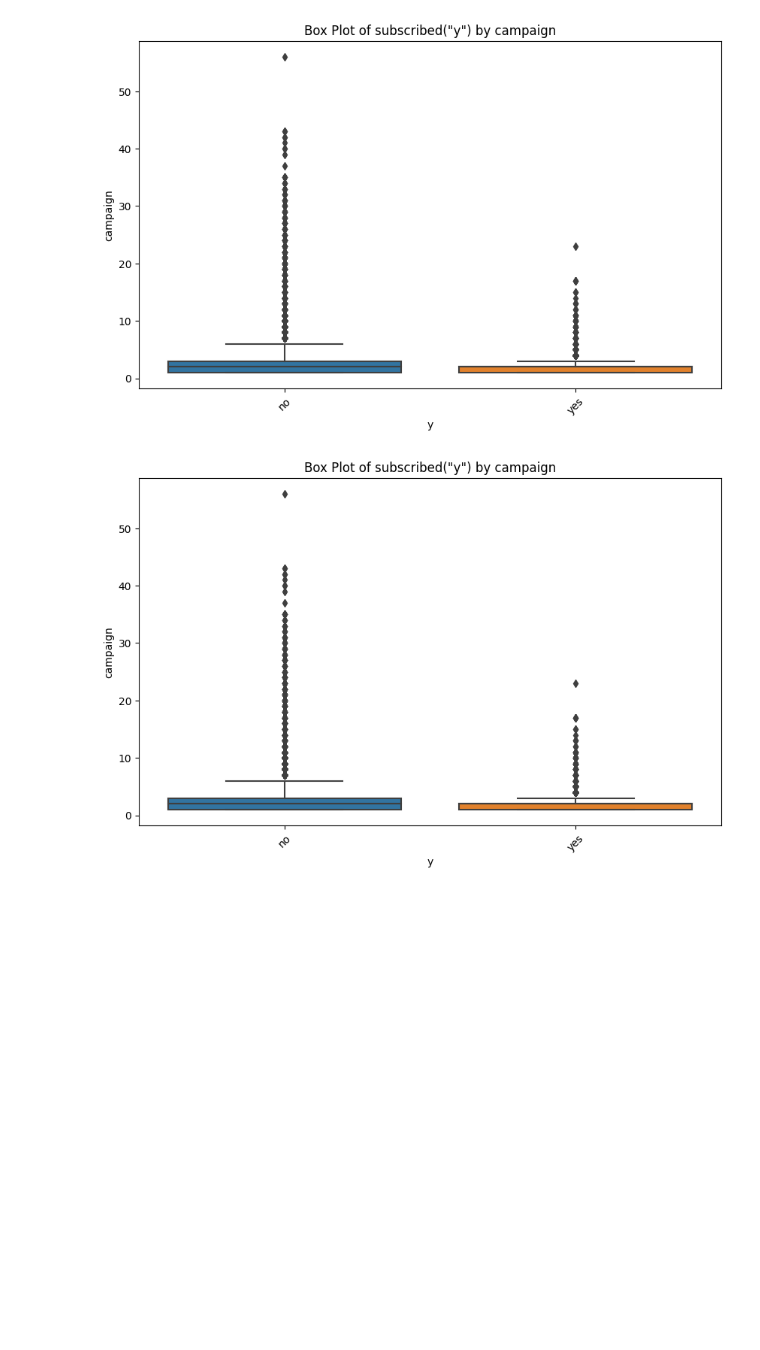
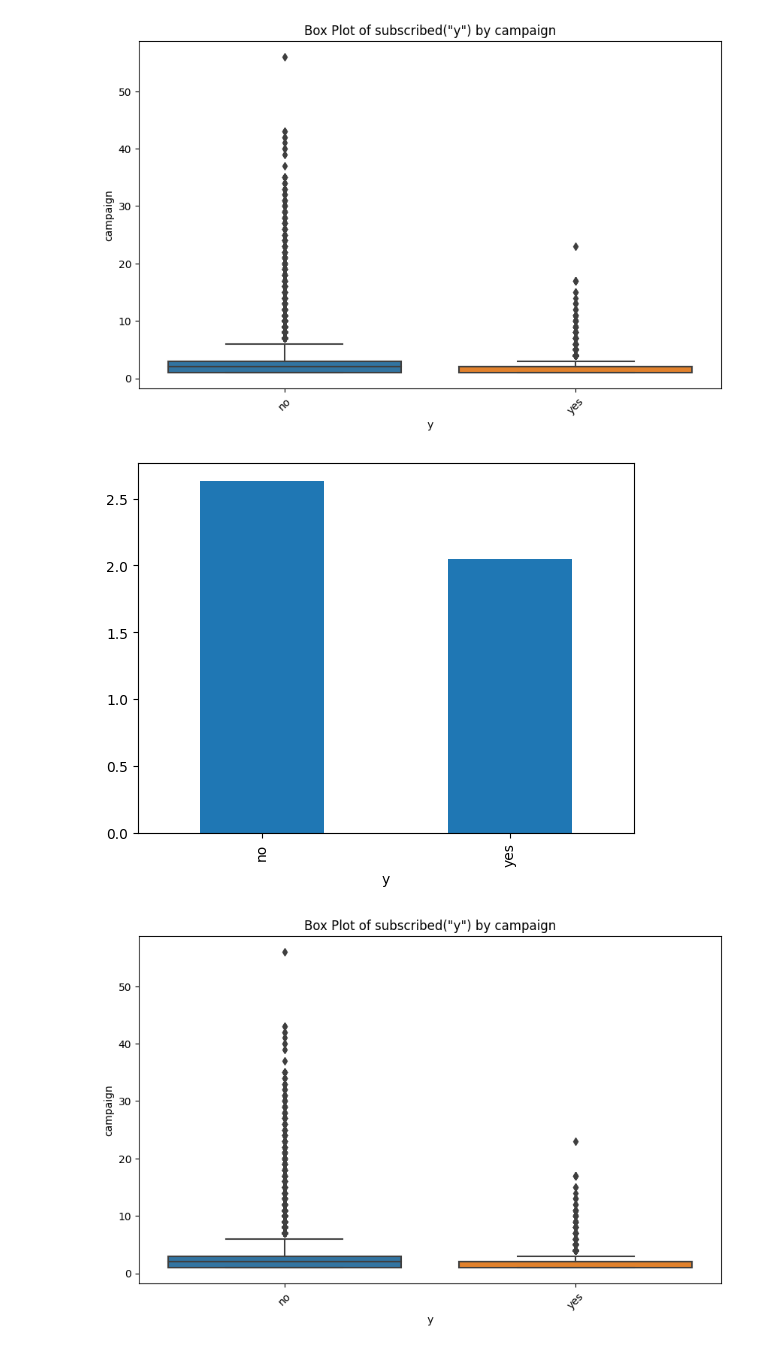
Before and after one commit to neeschal00/exploratory-data-analysis, a Jupyter notebook: eda.ipynb, the cells around one changed output. Saved outputs shown, nothing was run; the diff lists cells and outputs as text; code cells hidden in the pictures; blank space fills up the shorter version.

```diff
--- a/eda.ipynb
+++ b/eda.ipynb
@@ -444,6 +474,12 @@ plt.show()
 [figure]
 <Figure size 1000x600 with 0 Axes>
 [figure]
+# %%
+tele_df.groupby('y')['campaign'].mean().sort_values(ascending=False).plot.bar()
+# plt.set_title("Subscription Vs Age", fontsize=18)
+plt.show()
+# %% [output]
+[figure, added]
 # %%
 plt.figure(figsize=(10, 6))
 sns.boxplot(x="y", y="campaign", data=tele_df)
```
Also changed, not shown: parts of 8 cells of this notebook.
